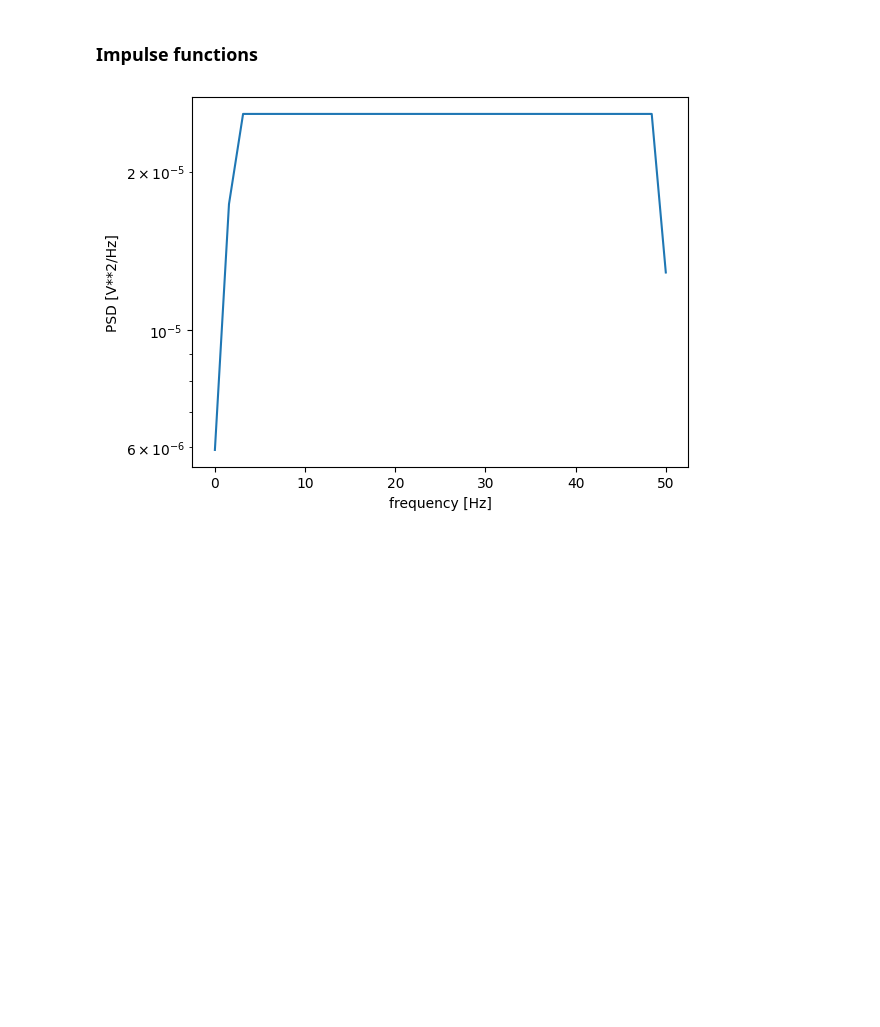
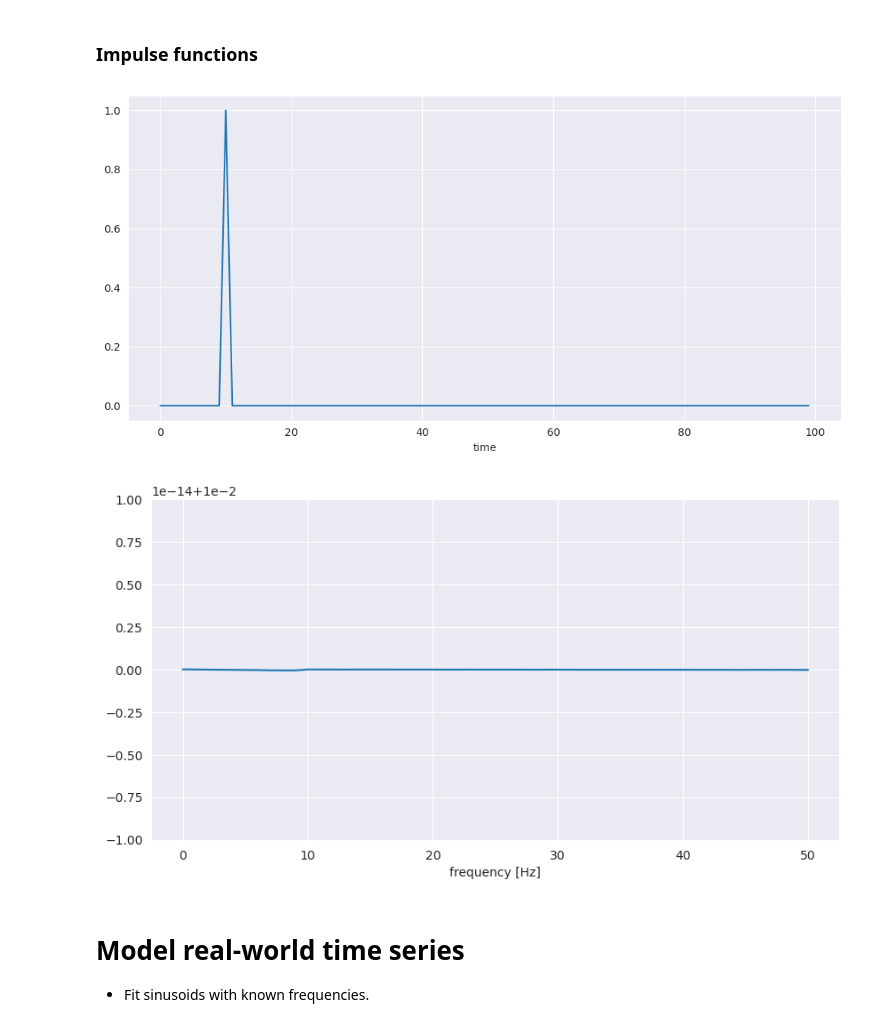
Before and after one commit to Rishabh-HSLU/HSLU_Time_Series_Analysis, a Jupyter notebook: submission/week8.ipynb, the cells around one changed output. Drawn from its saved outputs; the diff is of its cells as text; code cells hidden in the pictures; blank space fills up the shorter version.

```diff
--- a/submission/week8.ipynb
+++ b/submission/week8.ipynb
@@ -66,20 +77,13 @@ def impulse(n: int, N: int) -> np.ndarray:
     if 0 <= n < N:
         x[n] = 1.0
     return x
-# %%
-import scipy.signal as s
-import matplotlib.pyplot as plt
-
-imp = impulse(n=100, N=1000)
-f, psd = s.welch(imp, 100, nperseg=64)
-
-fig = px.line(imp)
-fig.show()
-
-plt.semilogy(f, psd)
-#plt.ylim([0.5e-3, 1])
-plt.xlabel('frequency [Hz]')
-plt.ylabel('PSD [V**2/Hz]')
-plt.show()
-# %% [output]
-[figure, removed]
+# %%
+imp = impulse(n=10, N=100)
+time_plot(imp)
+spectral(imp, 10)
+# %% [output]
+[figure, added]
+[figure, added]
+# %% [markdown]
+# Model real-world time series
+- Fit sinusoids with known frequencies.
```
Also changed, not shown: parts of 12 cells of this notebook, 2 other files.
